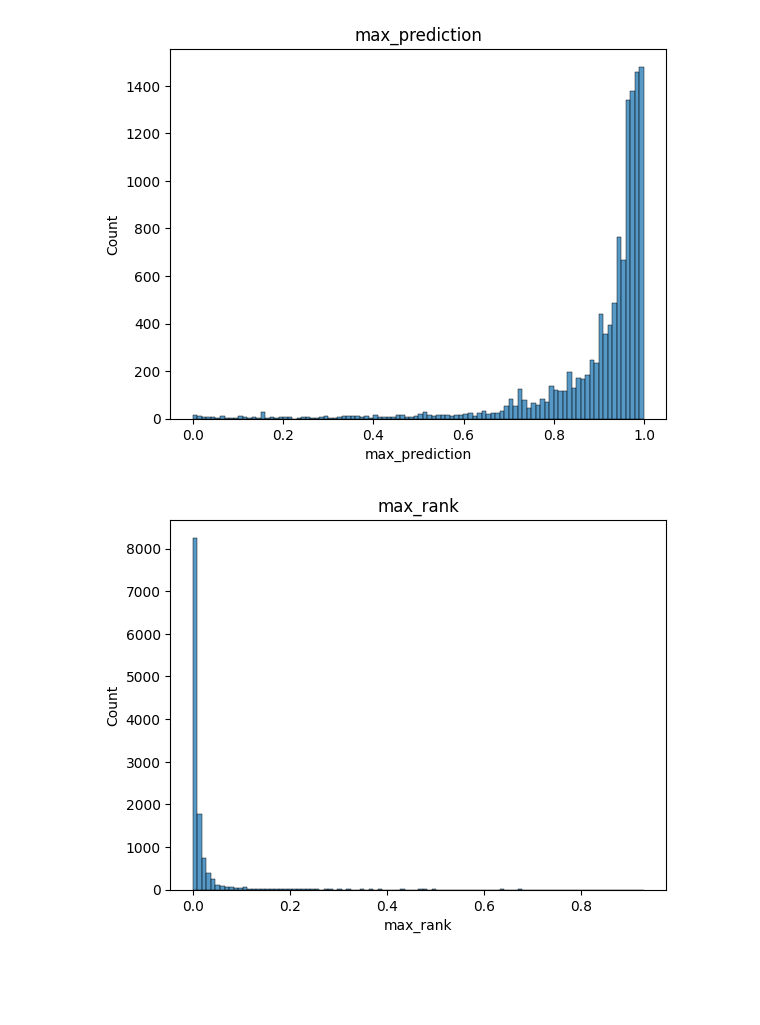
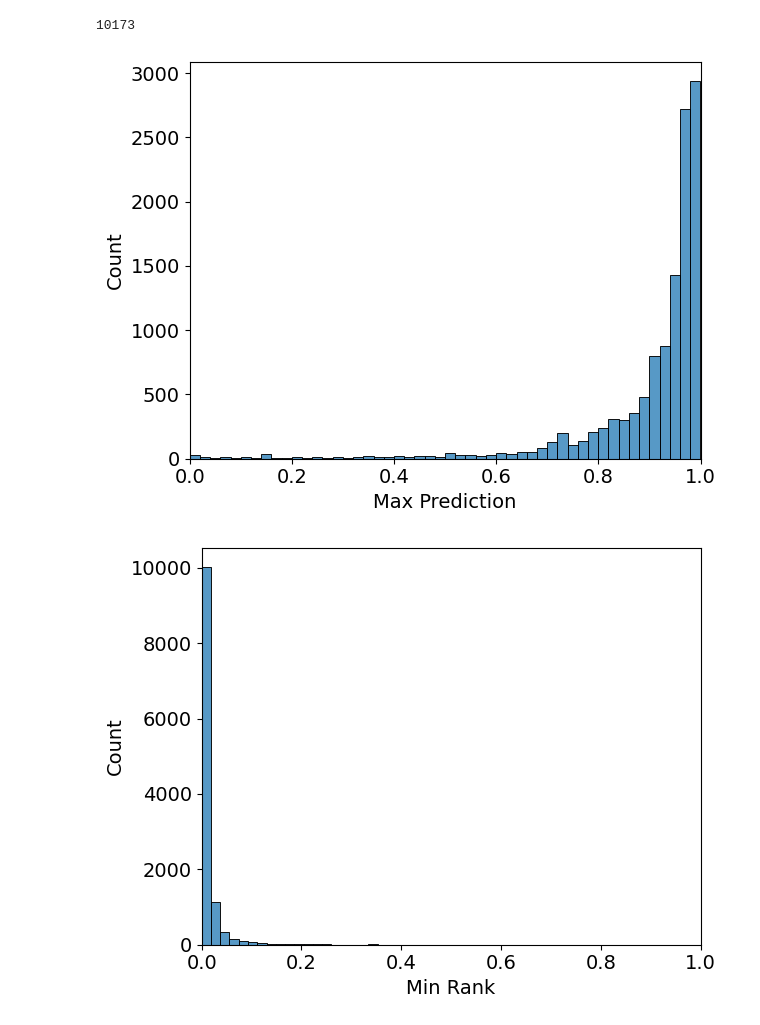
Before and after one commit to kosonocky/bits-to-binders, a Jupyter notebook: scripts/parse_tlimmuno2.ipynb, the cells around one changed output. Saved outputs shown, nothing was run; the diff lists cells and outputs as text; code cells hidden in the pictures; blank space fills up the shorter version.

```diff
--- a/scripts/parse_tlimmuno2.ipynb
+++ b/scripts/parse_tlimmuno2.ipynb
@@ -1,20 +1,17 @@
 # %%
 import pandas as pd
 
-kmer_df = pd.read_csv("../data/tlimmuno2_b2b_all_13mer.csv")
+kmer_df = pd.read_csv("../data/tlimmuno2_13mer.csv")
+kmer_df = kmer_df.drop(columns=["Unnamed: 0", "sequence"])
 # %%
 # read 12k_binders.fa into a csv
-df = pd.read_csv("../data/master_data_12k_fixed.csv")
+df = pd.read_csv("../data/master_data_12k.csv")
 df = df[["global_id", "sequence"]]
 
 # for each sequence, make a set of all 13-mers
 def get_kmers(seq, k=13):
     return set(seq[i:i+k] for i in range(len(seq) - k + 1))
 df["13mers"] = df["sequence"].apply(get_kmers)
-# %%
-kmer_df = pd.read_csv("../data/tlimmuno2_b2b_all_13mer.csv")
-# drop Unnamed: 0 column
-kmer_df = kmer_df.drop(columns=["Unnamed: 0", "sequence"])
 # %%
 # 1) collapse kmer_df to one row per pep (across HLA alleles)
 pep_stats = (
@@ -41,7 +38,7 @@ kmer_stats = (
     .groupby(level=0)
     .agg(
         max_prediction=("pep_max_prediction", "max"),
-        max_rank=("pep_min_rank", "min"),          # or "min" if that makes more sense
+        min_rank=("pep_min_rank", "min"),          # or "min" if that makes more sense
         mean_prediction=("pep_mean_prediction", "mean"),
         mean_rank=("pep_mean_rank", "mean"),
     )
@@ -107,14 +88,23 @@ df[df["max_rank"] < 0.02]
+# %%
+print(len(df[df["min_rank"] < 0.02]))
+# %% [output]
+10173
 # %%
 # plot distribution of each one
 import matplotlib.pyplot as plt
 import seaborn as sns
 for col in kmer_stats.columns:
     plt.figure()
-    sns.histplot(df[col], bins=100)
+    sns.histplot(df[col], bins=50)
     # kde plot instead
     # sns.kdeplot(df[col], fill=True)
-    plt.title(col)
-    plt.savefig(f"../results/tlimmuno2/{col}_distribution.png", dpi=300)
+    plt.xlabel(col.replace("_", " ").title(), fontsize=14)
+    plt.ylabel("Count", fontsize=14)
+    plt.xticks(fontsize=14)
+    plt.yticks(fontsize=14)
+    plt.xlim(0,1)
+    plt.tight_layout()
+    plt.savefig(f"../results/tlimmuno2/tlimmuno2_{col}.png", dpi=300)
 # %% [output]
-[figure, old version]
+[figure, new version]
-[figure, old version]
+[figure, new version]
```
Also changed, not shown: parts of 3 cells of this notebook, 2 other files.
